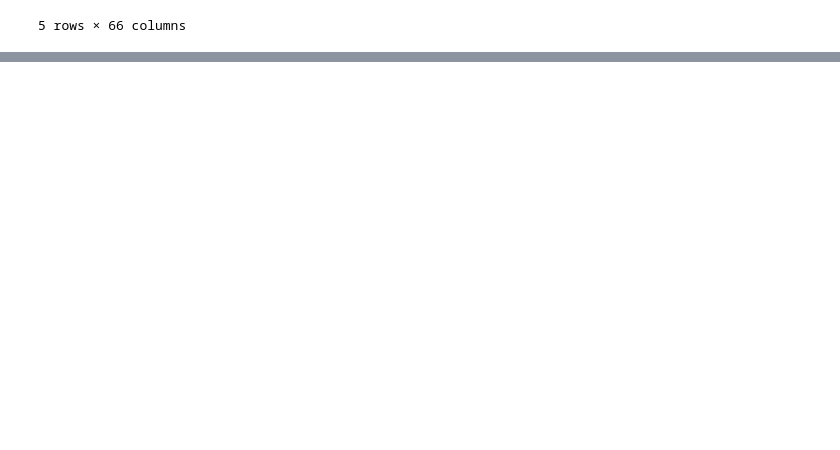
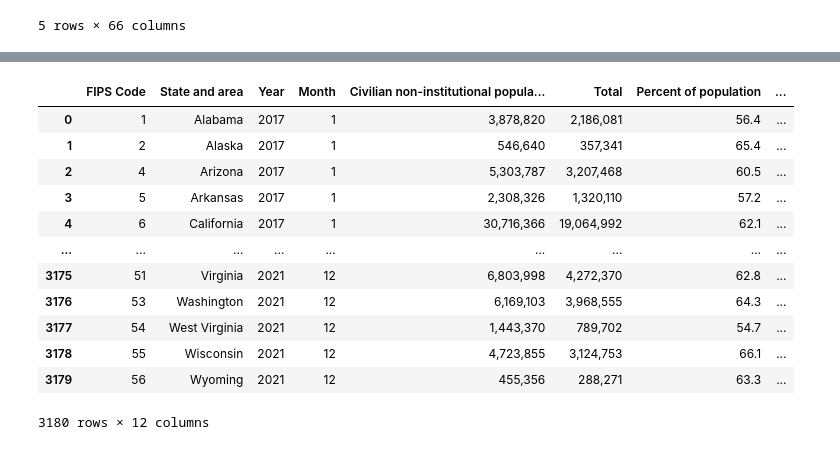
Before and after one commit to RobSalazar/Project-2, a Jupyter notebook: data_cleaning.ipynb, the cells around one changed output, grey strips where cells are left out. Cells and saved outputs as stored; diff of their text form; code cells hidden in the pictures; blank space fills up the shorter version.

```diff
--- a/data_cleaning.ipynb
+++ b/data_cleaning.ipynb
@@ -5,7 +5,7 @@ import datetime as dt
 # %%
 #Path to CSV files
 zillow_path = "data/original/zillow_data.csv"
-unem_path = "data/original/unem_rate.csv"
+unem_path = "data/original/state_unem_rate.csv"
 
 #Read the CSV files to create df
 zillow_data = pd.read_csv(zillow_path)
@@ -139,0 +113,18 @@ unem_data
+# %%
+unem_data
+unem_data['Date'] = pd.to_datetime(unem_data[['Year', 'Month']].assign(DAY=1))
+unem_data
+# %% [output]
+|  | FIPS Code | State and area | Year | Month | Civilian non-institutional popula... | Total | Percent of population | ... |
+| 0 | 1 | Alabama | 2017 | 1 | 3,878,820 | 2,186,081 | 56.4 | ... |
+| 1 | 2 | Alaska | 2017 | 1 | 546,640 | 357,341 | 65.4 | ... |
+| 2 | 4 | Arizona | 2017 | 1 | 5,303,787 | 3,207,468 | 60.5 | ... |
+| 3 | 5 | Arkansas | 2017 | 1 | 2,308,326 | 1,320,110 | 57.2 | ... |
+| 4 | 6 | California | 2017 | 1 | 30,716,366 | 19,064,992 | 62.1 | ... |
+| ... | ... | ... | ... | ... | ... | ... | ... | ... |
+| 3175 | 51 | Virginia | 2021 | 12 | 6,803,998 | 4,272,370 | 62.8 | ... |
+| 3176 | 53 | Washington | 2021 | 12 | 6,169,103 | 3,968,555 | 64.3 | ... |
+| 3177 | 54 | West Virginia | 2021 | 12 | 1,443,370 | 789,702 | 54.7 | ... |
+| 3178 | 55 | Wisconsin | 2021 | 12 | 4,723,855 | 3,124,753 | 66.1 | ... |
+| 3179 | 56 | Wyoming | 2021 | 12 | 455,356 | 288,271 | 63.3 | ... |
+3180 rows × 12 columns
```
Also changed, not shown: parts of 4 cells of this notebook.
